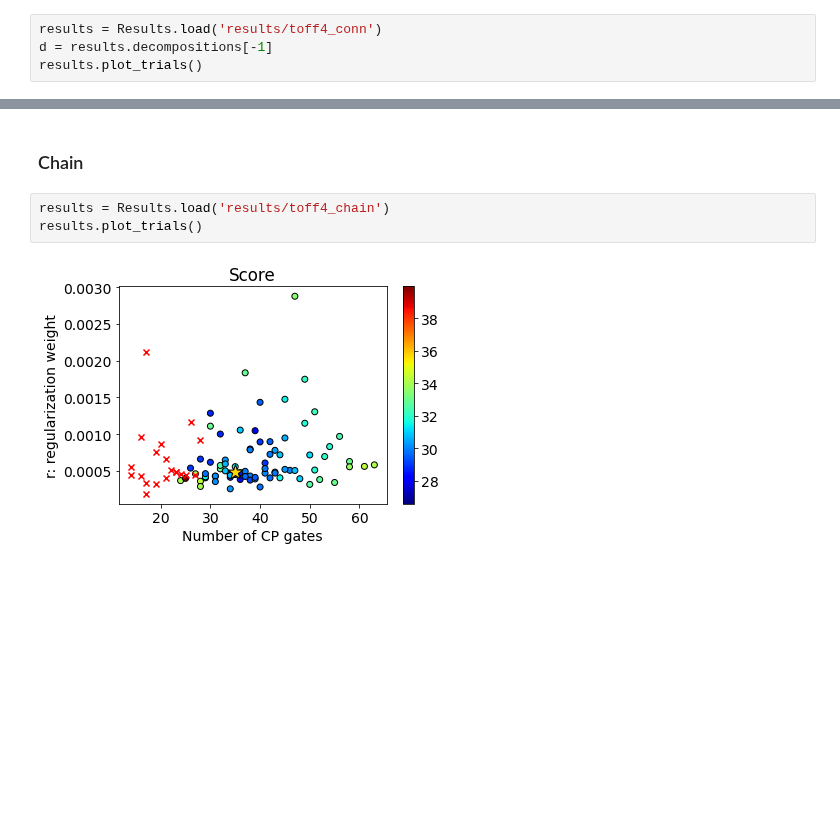
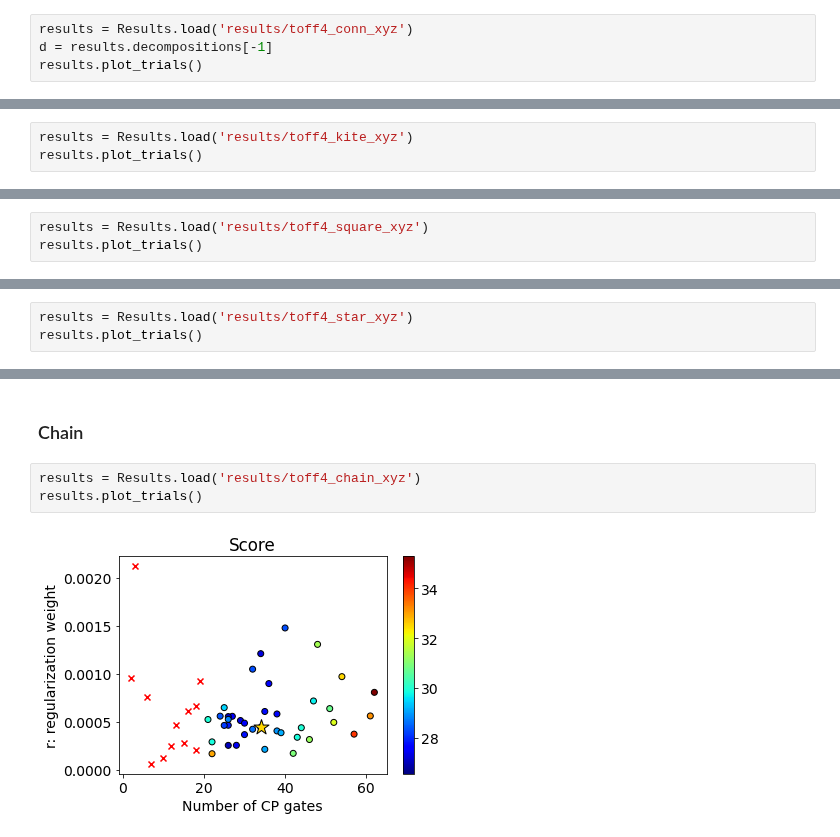
Before and after one commit to idnm/cpflow, a Jupyter notebook: paper/peppar.ipynb, the cells around one changed output, grey strips where cells are left out. Saved outputs shown, nothing was run; the diff lists cells and outputs as text; blank space fills up the shorter version.

```diff
--- a/paper/peppar.ipynb
+++ b/paper/peppar.ipynb
@@ -240,7 +264,7 @@ qc.draw(output='mpl')
 # %% [markdown]
 ### Connected
 # %%
-results = Results.load('results/toff4_conn')
+results = Results.load('results/toff4_conn_xyz')
 d = results.decompositions[-1]
 results.plot_trials()
 # %% [output]
@@ -255,0 +290,3 @@ d.circuit.draw(output='mpl')
+# %%
+results = Results.load('results/toff4_kite_xyz')
+results.plot_trials()
@@ -255,0 +305,3 @@ d.circuit.draw(output='mpl')
+# %%
+results = Results.load('results/toff4_square_xyz')
+results.plot_trials()
@@ -255,0 +320,3 @@ d.circuit.draw(output='mpl')
+# %%
+results = Results.load('results/toff4_star_xyz')
+results.plot_trials()
@@ -256,9 +360,9 @@ d.circuit.draw(output='mpl')
 # %% [markdown]
 ### Chain
 # %%
-results = Results.load('results/toff4_chain')
+results = Results.load('results/toff4_chain_xyz')
 results.plot_trials()
 # %% [output]
-[figure, old version]
+[figure, new version]
 # %%
 d = results.decompositions[-1]
```
Also changed, not shown: parts of 55 cells of this notebook, 1 other file.
